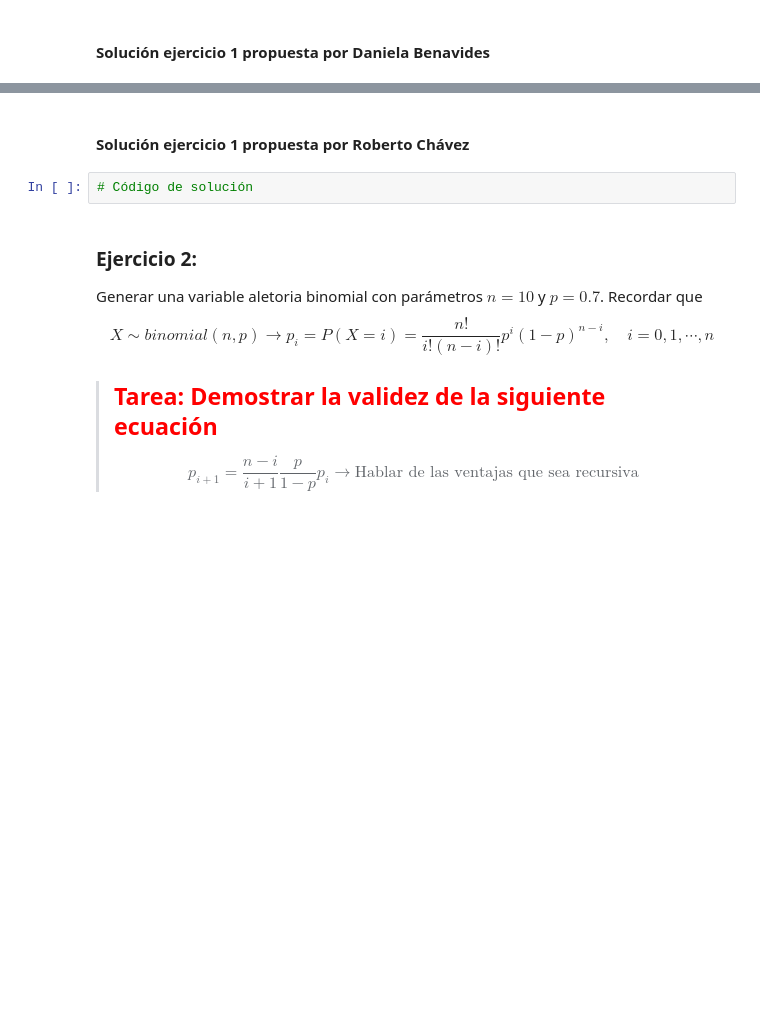
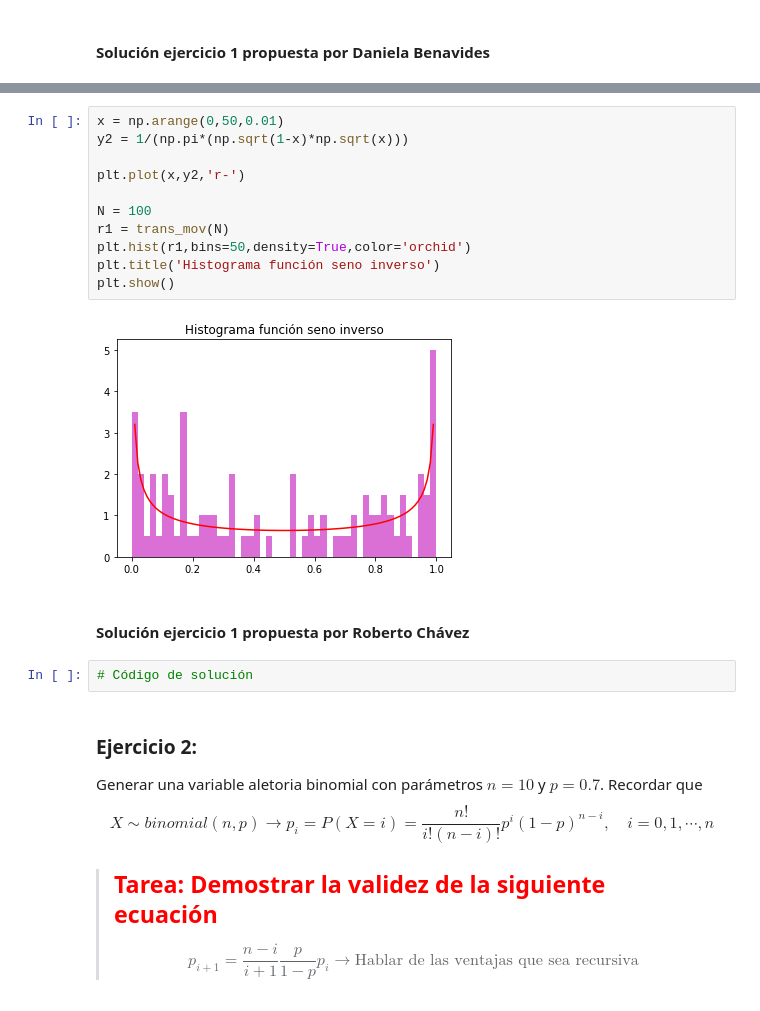
Before and after one commit to danielabenavides/Tarea4_DBenavides_RChavez, a Jupyter notebook: Tarea4.ipynb, the cells around one changed output, grey strips where cells are left out. Cells and saved outputs as stored; diff of their text form; blank space fills up the shorter version.

```diff
--- a/Tarea4.ipynb
+++ b/Tarea4.ipynb
@@ -31,3 +67,16 @@ from math import factorial as fac
+# %%
+x = np.arange(0,50,0.01)
+y2 = 1/(np.pi*(np.sqrt(1-x)*np.sqrt(x)))
+
+plt.plot(x,y2,'r-')
+
+N = 100
+r1 = trans_mov(N)
+plt.hist(r1,bins=50,density=True,color='orchid')
+plt.title('Histograma función seno inverso')
+plt.show()
+# %% [output]
+[figure, added]
 # %% [markdown]
 #### Solución ejercicio 1 propuesta por Roberto Chávez
 # %%
```
Also changed, not shown: parts of 31 cells of this notebook.
